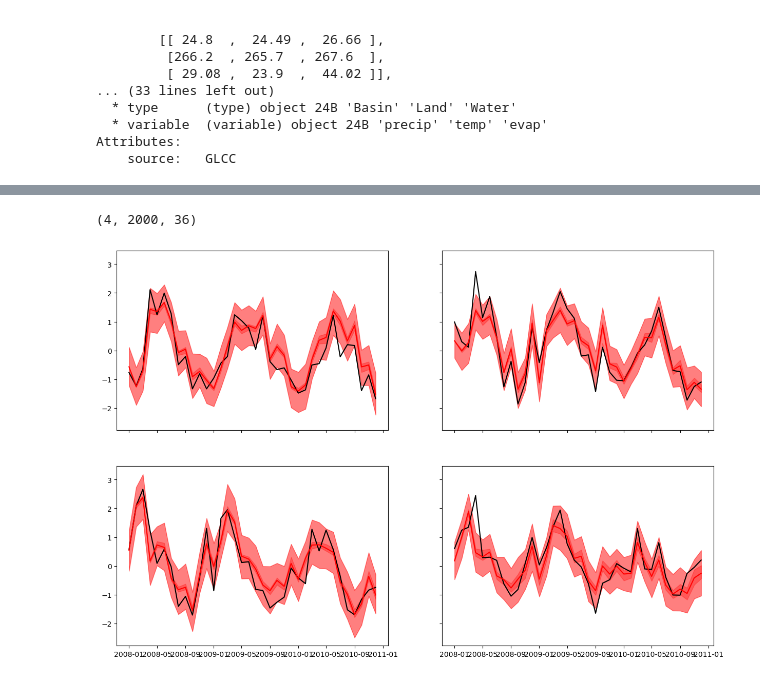
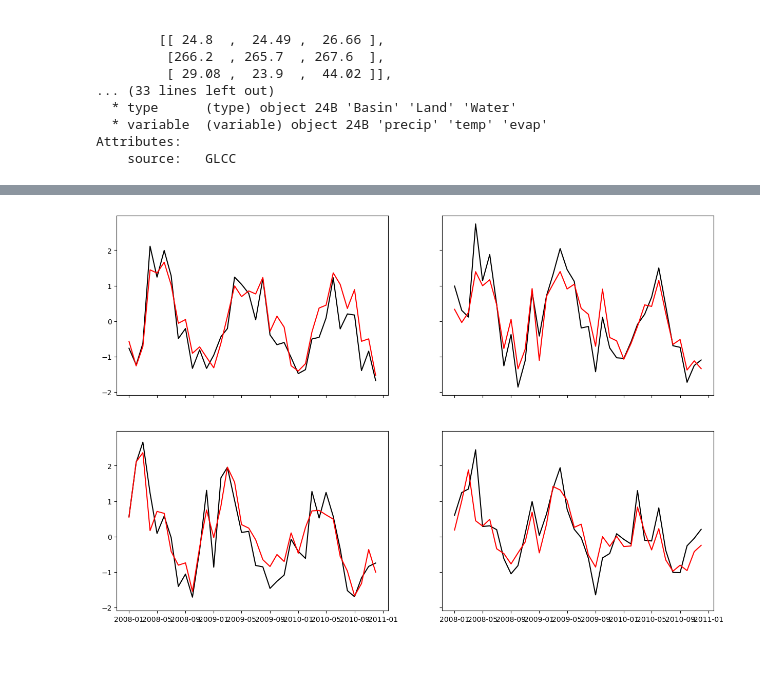
Before and after one commit to great-lakes-ai-lab/NBS-Predictor-MVP, a Jupyter notebook: notebooks/exploratory/1_MTM_gp.ipynb, the cells around one changed output, grey strips where cells are left out. Drawn from its saved outputs; the diff is of its cells as text; code cells hidden in the pictures.

```diff
--- a/notebooks/exploratory/1_MTM_gp.ipynb
+++ b/notebooks/exploratory/1_MTM_gp.ipynb
@@ -76,12 +76,15 @@ for i, arr in enumerate(X.transpose("variable", ...)):
         if j == 0:  # Set y-labels for the left column
             ax[i, j].set_ylabel(X.indexes["variable"][i])
 
+        ax[i, j].plot(inner_arr.sel(type="Basin"), inner_arr.sel(type="Basin"), color='black', linestyle='--', linewidth=1)
+
+
 # Add a global legend outside the plot area on the right
-fig.legend(handles, labels, loc="center left", bbox_to_anchor=(1.05, 0.5), ncol=1)
+fig.legend(handles, labels, loc="center left", bbox_to_anchor=(0.85, 0.5), ncol=1)
 
 # Add super titles for the axes
 fig.suptitle("Scatter Plots of Basin vs Water and Land", y=1.02)
-fig.text(0.5, 0.90, "Lake", ha="center", va="center")
+fig.text(0.5, 0.94, "Lake", ha="center", va="center")
 fig.text(0.005, 0.5, "Variable", ha="center", va="center", rotation="vertical")
 
 fig.tight_layout(rect=[0, 0, 0.85, 1])
@@ -360,13 +322,0 @@ def predict(rng_key, X, Y, X_test, var, length, noise, use_cholesky=True):
-# %%
-# demonstrate how to use different HMC initialization strategies
-kernel = NUTS(model)
-mcmc = MCMC(
-    kernel,
-    num_warmup=500,
-    num_samples=500,
-    num_chains=4,
-)
-
-rng_key = jax.random.PRNGKey(0)
-mcmc.run(rng_key, scaled_x, train_y)
-mcmc.get_samples()
@@ -515,58 +535,51 @@ scaled_test_y = y_scaler.transform(test_y)
-# %%
-new_key = jax.radom.key(1)
-predict(
-    rng_key_predict,
-j)
-# %% [output]
-(4, 2000, 36)
 # %%
 # fig, ax = plt.subplots(1)
 
 plot_x, plot_y, pred_y = test_x.indexes["Date"].values, out[0], out[1]
 
 avg_vals = plot_y.mean(axis=1)
 predicted_vals = pred_y.mean(axis=1)
 mean_percentiles = jnp.quantile(plot_y, jnp.array([0.025, 0.975]), axis=1)
 pred_percentiles = jnp.quantile(pred_y, jnp.array([0.025, 0.975]), axis=1)
 
 # Create the plot
 lakes = ["Superior", "Mich/Hur", "Erie", "Ontario"]
 fig, axs = plt.subplots(2, 2, figsize=(15, 10), sharex=True, sharey=True)
 
 
 for i, ax in enumerate(fig.axes):
     ax.plot(plot_x, scaled_test_y[:, i], color="black")
-    ax.fill_between(
-        plot_x,
-        mean_percentiles[0, i],
-        mean_percentiles[1, i],
-        color="red",
-        alpha=0.3,
-        label="Mean Interval",
-    )
+    # ax.fill_between(
+    #     plot_x,
+    #     mean_percentiles[0, i],
+    #     mean_percentiles[1, i],
+    #     color="red",
+    #     alpha=0.3,
+    #     label="Mean Interval",
+    # )
 
     ax.plot(plot_x, predicted_vals[i, :], color="red")
-    ax.fill_between(
-        plot_x,
-        pred_percentiles[0, i],
-        pred_percentiles[1, i],
-        color="red",
-        alpha=0.5,
-        label="Prediction Interval",
-    )
-    ax.title(lakes[i])
+    # ax.fill_between(
+    #     plot_x,
+    #     pred_percentiles[0, i],
+    #     pred_percentiles[1, i],
+    #     color="red",
+    #     alpha=0.5,
+    #     label="Prediction Interval",
+    # )
+    # ax.title(lakes[i])
 
 # plt.legend(
 #     *[(ax, ax.get_label()) for ax in axs],
 # )
 
 # # Rotate date labels for better readability
 # plt.xticks(rotation=45)
 
 # # Display the plot
 # plt.tight_layout()
 # plt.show()
 
 # # mean_prediction
 # %% [output]
-[figure, old version]
+[figure, new version]
```
Also changed, not shown: parts of 16 cells of this notebook, 1 other file.
